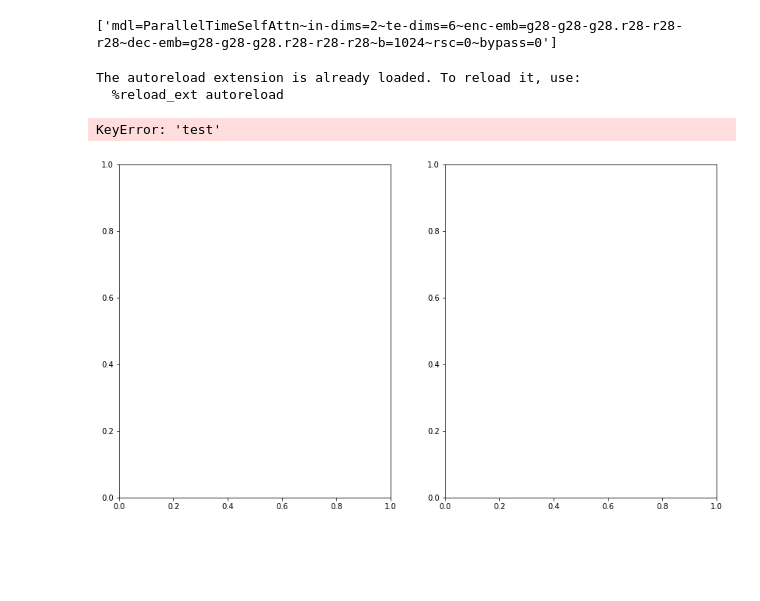
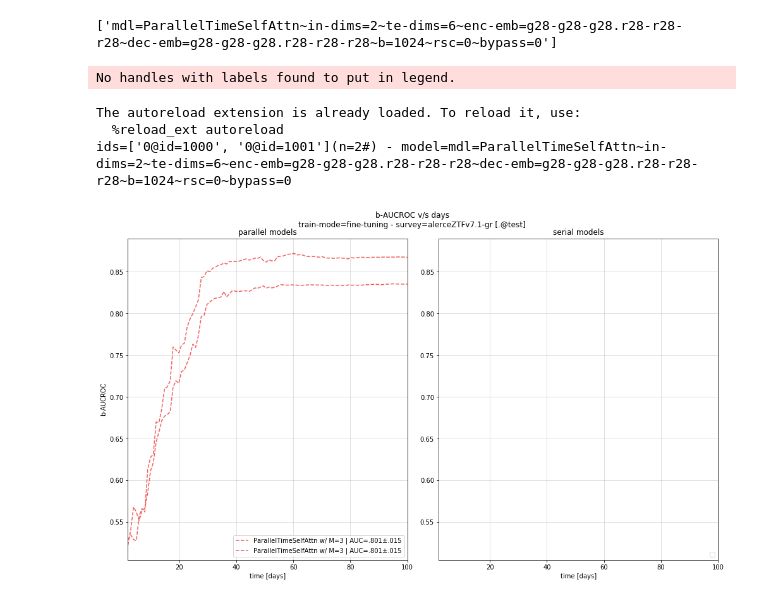
Before and after one commit to opimentel-github/astro-lightcurves-classifier, a Jupyter notebook: experiments/metrics_results.ipynb, the cells around one changed output. Saved outputs shown, nothing was run; the diff lists cells and outputs as text; code cells hidden in the pictures; blank space fills up the shorter version.

```diff
--- a/experiments/metrics_results.ipynb
+++ b/experiments/metrics_results.ipynb
@@ -23,35 +23,36 @@ model_names
 # %%
 %load_ext autoreload
 %autoreload 2
 %matplotlib inline
 from lcclassifier.results.plots import plot_metric
 
 lcset_name = 'test'
 label_keys = [
     'cell',
     'aggr',
     'te-dims',
     'rsc',
     'bypass',
     'b',
 ]
 dmetrics = {
     #f'b-precision':{'k':1, 'mn':None},
     #f'b-recall':{'k':1, 'mn':None},
     #f'b-f1score':{'k':1, 'mn':None},
     f'b-rocauc':{'k':1, 'mn':'b-AUCROC'},
     #f'b-prauc':{'k':1, 'mn':'b-AUCPR'},
     }
 kwargs = {
     'label_keys':label_keys,
     #'baselines_dict':baselines_dict,
-    'p':5,
+    'p':None, # 5 None
 }
 plot_metric(rootdir, cfilename, kf, lcset_name, model_names, dmetrics, **kwargs)
 # %% [output]
-The autoreload extension is already loaded. To reload it, use:
-  %reload_ext autoreload
+No handles with labels found to put in legend.
-KeyError: 'test'
+The autoreload extension is already loaded. To reload it, use:
+  %reload_ext autoreload
+ids=['0@id=1000', '0@id=1001'](n=2#) - model=mdl=ParallelTimeSelfAttn~in-dims=2~te-dims=6~enc-emb=g28-g28-g28.r28-r28-r28~dec-emb=g28-g28-g28.r28-r28-r28~b=1024~rsc=0~bypass=0
-[figure, old version]
+[figure, new version]
 # %%
 assert 0
```
Also changed, not shown: parts of 1 cell of this notebook, 2 other files.
